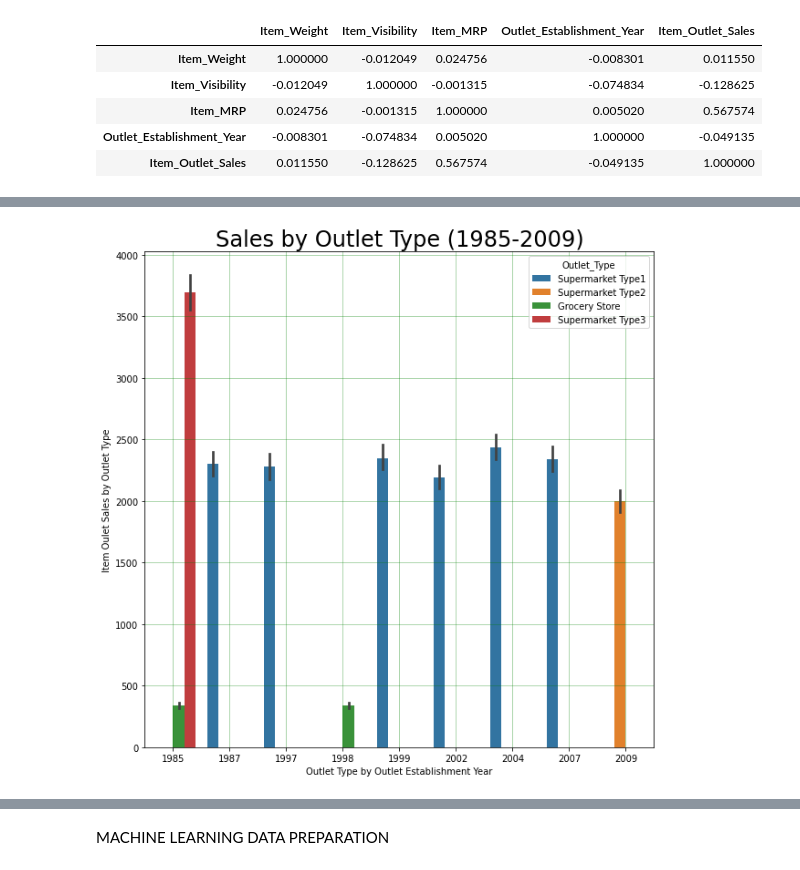
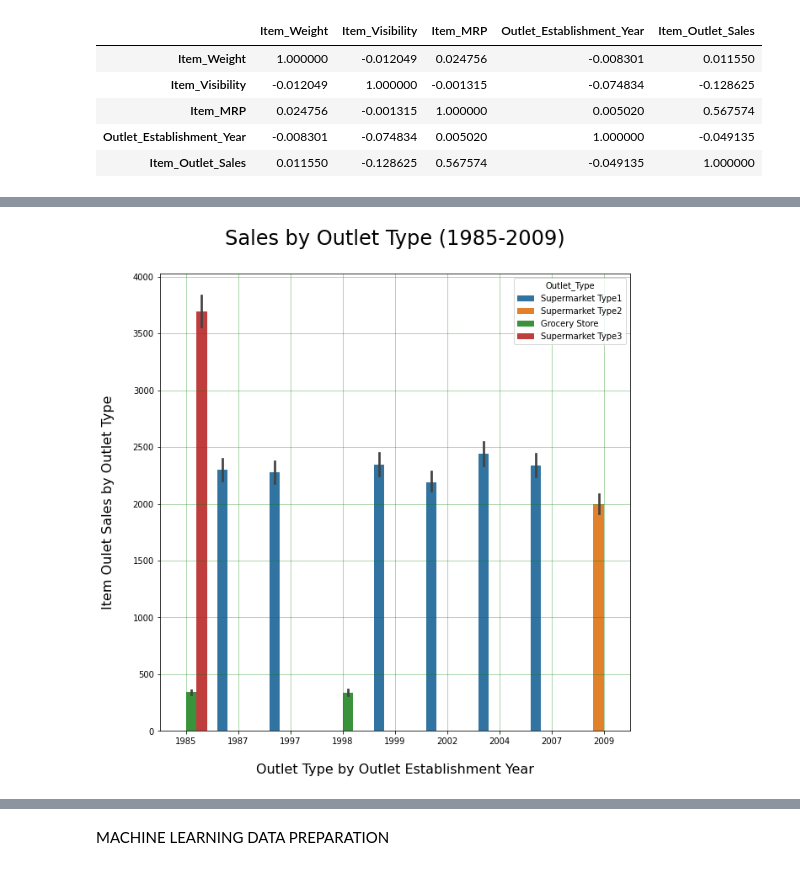
Before and after one commit to starkjones/Food-Sales-Predictions, a Jupyter notebook: Food_Sales_Prediction.ipynb, the cells around one changed output, grey strips where cells are left out. Drawn from its saved outputs; the diff is of its cells as text; code cells hidden in the pictures.

```diff
--- a/Food_Sales_Prediction.ipynb
+++ b/Food_Sales_Prediction.ipynb
@@ -349,29 +349,29 @@ hm.set_title('Correlation Heatmap', fontsize= 24);
 # %%
 # For Part 4, your task is to build several data visualizations to help your
 # stakeholders better understand trends in the data.
 # Feel free to get creative with this week - this is your chance to set your
 # project apart from others with exceptional visualizations and analyses.
 
 # Build on your previous cleaning, exploration, and analysis.
 # Create a minimum of two data visualizations that help others understand
 # trends in the data (explanatory data analysis).
 # Since these graphs are for reporting purposes,
 #make sure they look nice by including titles, legends, etc.
 
 fig, bar = plt.subplots(nrows=1, ncols =1, figsize=(10,10));
 bar = sns.barplot(data=df, x = df["Outlet_Establishment_Year"], y = df['Item_Outlet_Sales'], hue= df['Outlet_Type']);
-bar.set_title('Sales by Outlet Type (1985-2009)', fontsize =24);
-plt.xlabel('Outlet Type by Outlet Establishment Year');
-plt.ylabel('Item Oulet Sales by Outlet Type');
+bar.set_title('Sales by Outlet Type (1985-2009)\n', fontsize =24);
+plt.xlabel('\nOutlet Type by Outlet Establishment Year', fontsize= 16);
+plt.ylabel('Item Oulet Sales by Outlet Type\n', fontsize=16);
 plt.grid(c ='green', alpha=.4, linestyle='-')
 
 # Interpretation:
 # It appears that sales were no longer made to Supermarket Type 3 after 1986-1987: These types of stores may have gone out of business, or they are no longer clients.
 # Supermarket Type 2 stores are established in 2008 and /or they have become new clients in that year.
 # Sales to Grocery Stores were conducted in 1986 and 1999 only.
 #Supermarket Type 1 has been the most consistent buyer throughout the decades.
 # %% [output]
-[figure, old version]
+[figure, new version]
 # %%
 IW_mean = df["Item_Weight"].mean()
 IW_median = df["Item_Weight"].median()
```
Also changed, not shown: parts of 6 cells of this notebook.
